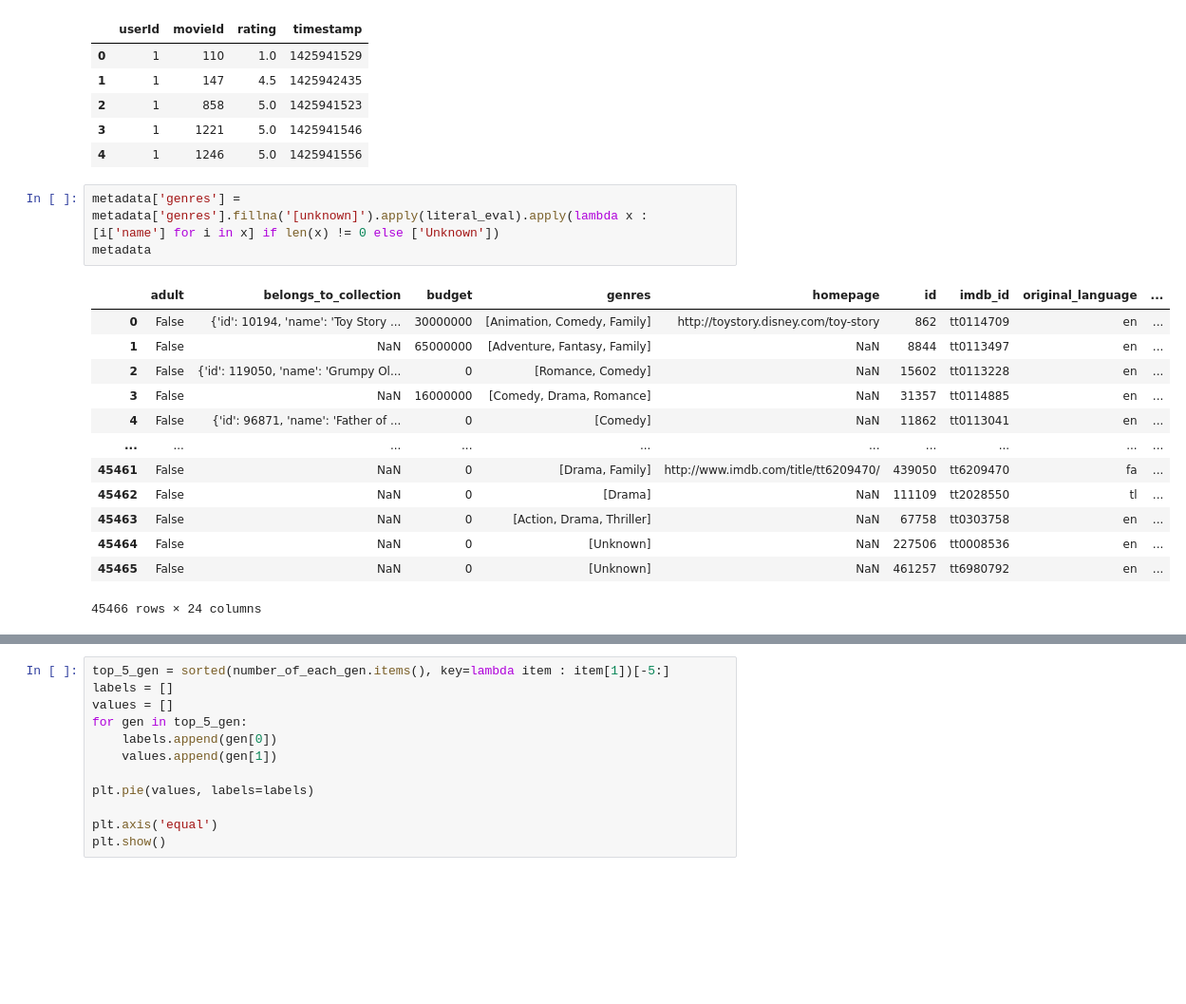
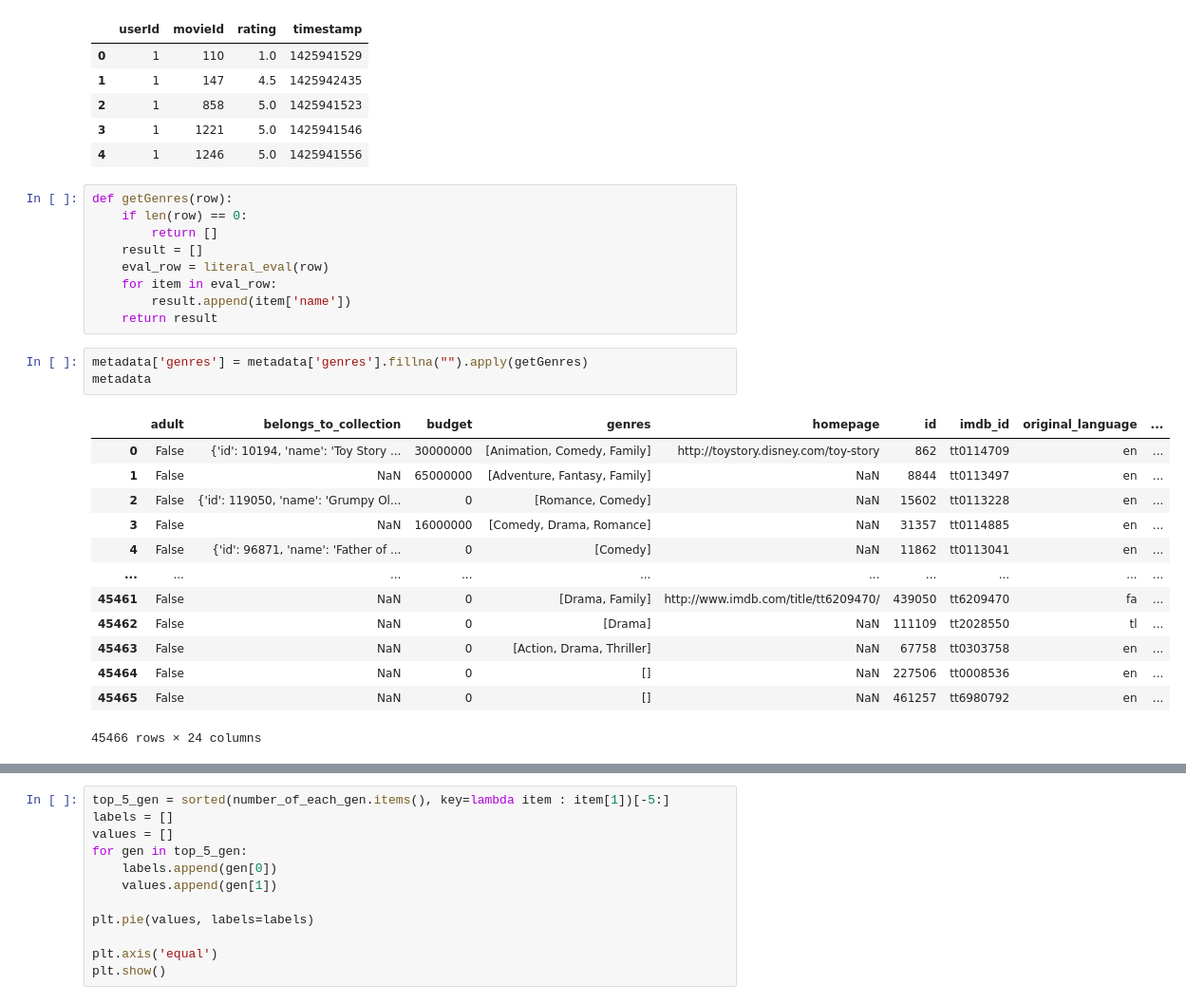
Before and after one commit to N3WBI3Y/Szakdolgozat, a Jupyter notebook: ContentBasedRecommender.ipynb, the cells around one changed output, grey strips where cells are left out. Shown: that part at 95% size. Drawn from its saved outputs; the diff is of its cells as text; blank space fills up the shorter version.

```diff
--- a/ContentBasedRecommender.ipynb
+++ b/ContentBasedRecommender.ipynb
@@ -47,20 +48,29 @@ ratings.head()
 | 2 | 1 | 858 | 5.0 | 1425941523 |
 | 3 | 1 | 1221 | 5.0 | 1425941546 |
 | 4 | 1 | 1246 | 5.0 | 1425941556 |
+# %%
+def getGenres(row):
+    if len(row) == 0:
+        return []
+    result = []
+    eval_row = literal_eval(row)
+    for item in eval_row:
+        result.append(item['name'])
+    return result
 # %%
-metadata['genres'] = metadata['genres'].fillna('[unknown]').apply(literal_eval).apply(lambda x : [i['name'] for i in x] if len(x) != 0 else ['Unknown'])
+metadata['genres'] = metadata['genres'].fillna("").apply(getGenres)
 metadata
 # %% [output]
 |  | adult | belongs_to_collection | budget | genres | homepage | id | imdb_id | original_language | ... |
 | 0 | False | {'id': 10194, 'name': 'Toy Story ... | 30000000 | [Animation, Comedy, Family] | http://toystory.disney.com/toy-story | 862 | tt0114709 | en | ... |
 | 1 | False | NaN | 65000000 | [Adventure, Fantasy, Family] | NaN | 8844 | tt0113497 | en | ... |
 | 2 | False | {'id': 119050, 'name': 'Grumpy Ol... | 0 | [Romance, Comedy] | NaN | 15602 | tt0113228 | en | ... |
 | 3 | False | NaN | 16000000 | [Comedy, Drama, Romance] | NaN | 31357 | tt0114885 | en | ... |
 | 4 | False | {'id': 96871, 'name': 'Father of ... | 0 | [Comedy] | NaN | 11862 | tt0113041 | en | ... |
 | ... | ... | ... | ... | ... | ... | ... | ... | ... | ... |
 | 45461 | False | NaN | 0 | [Drama, Family] | http://www.imdb.com/title/tt6209470/ | 439050 | tt6209470 | fa | ... |
 | 45462 | False | NaN | 0 | [Drama] | NaN | 111109 | tt2028550 | tl | ... |
 | 45463 | False | NaN | 0 | [Action, Drama, Thriller] | NaN | 67758 | tt0303758 | en | ... |
-| 45464 | False | NaN | 0 | [Unknown] | NaN | 227506 | tt0008536 | en | ... |
-| 45465 | False | NaN | 0 | [Unknown] | NaN | 461257 | tt6980792 | en | ... |
+| 45464 | False | NaN | 0 | [] | NaN | 227506 | tt0008536 | en | ... |
+| 45465 | False | NaN | 0 | [] | NaN | 461257 | tt6980792 | en | ... |
 45466 rows × 24 columns
```
Also changed, not shown: parts of 9 cells of this notebook, 1 other file.
